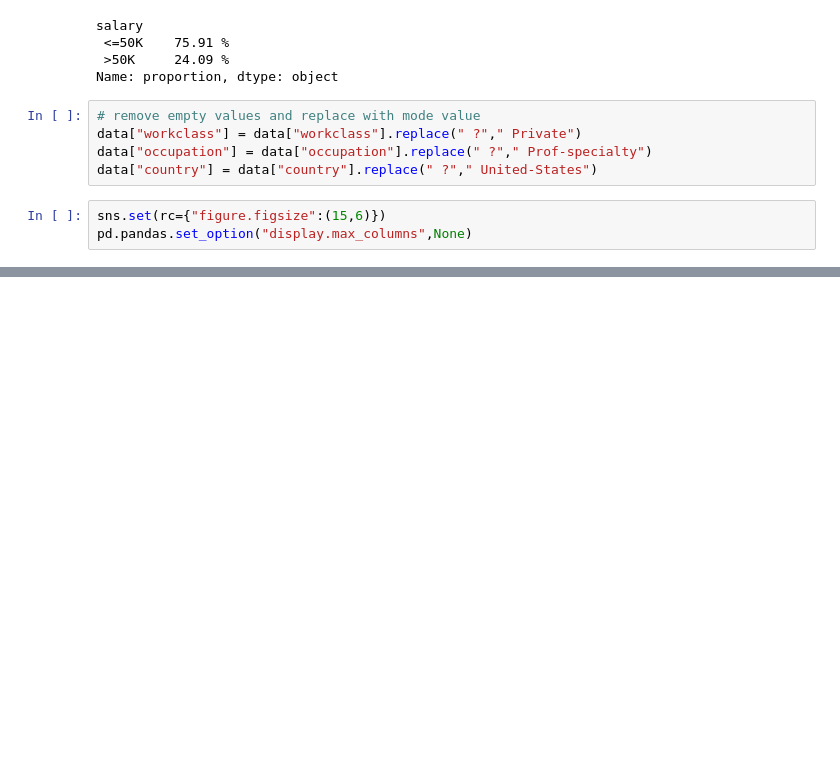
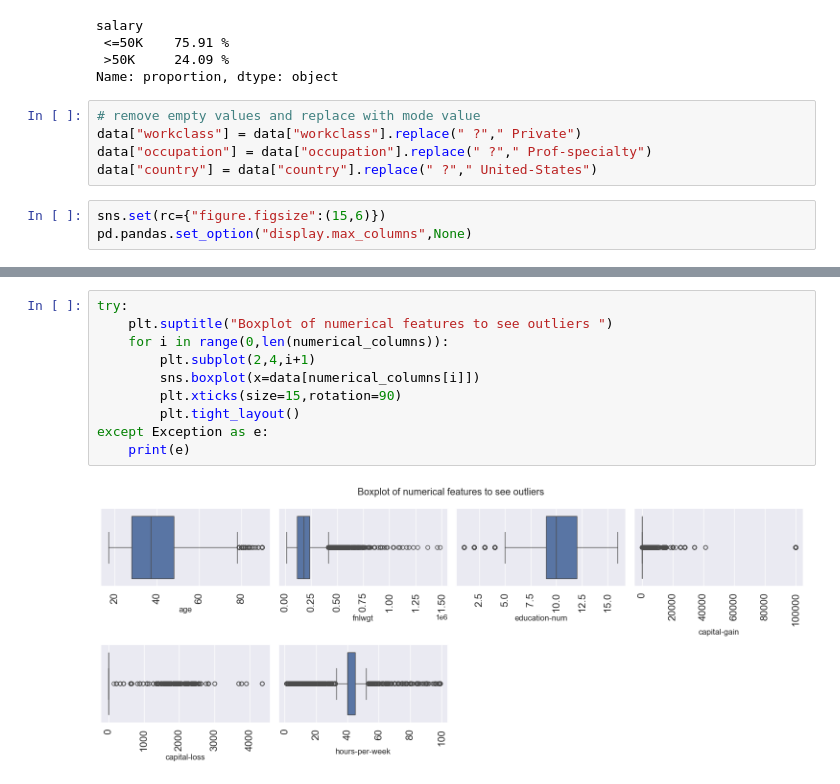
Before and after one commit to Wagh-09/Adult_Census_Income_Prediction, a Jupyter notebook: notebooks/EDA.ipynb, the cells around one changed output, grey strips where cells are left out. Drawn from its saved outputs; the diff is of its cells as text; blank space fills up the shorter version.

```diff
--- a/notebooks/EDA.ipynb
+++ b/notebooks/EDA.ipynb
@@ -163,0 +174,12 @@ list indices must be integers or slices, not str
+# %%
+try:
+    plt.suptitle("Boxplot of numerical features to see outliers ")
+    for i in range(0,len(numerical_columns)):
+        plt.subplot(2,4,i+1)
+        sns.boxplot(x=data[numerical_columns[i]])
+        plt.xticks(size=15,rotation=90)
+        plt.tight_layout()
+except Exception as e:
+    print(e)
+# %% [output]
+[figure, added]
```
Also changed, not shown: parts of 21 cells of this notebook, 1 other file.
